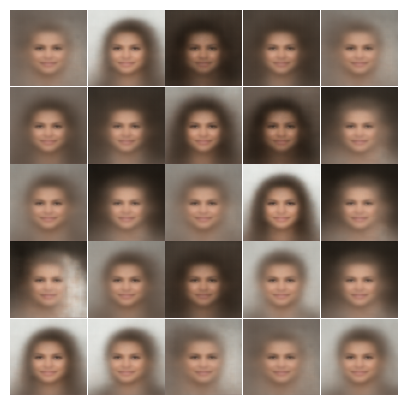
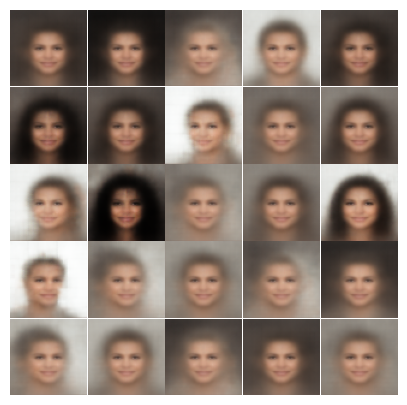
The notebook cell's code change between the first figure and the second:
--- before
+++ after
@@ -15,5 +15,5 @@
 for i in range(25):
     plt.subplot(5, 5, i+1)
-    plt.imshow(generated_images[i], cmap="gray")
+    plt.imshow(generated_images[i])
     plt.axis("off")
 

Commit: Add files via upload